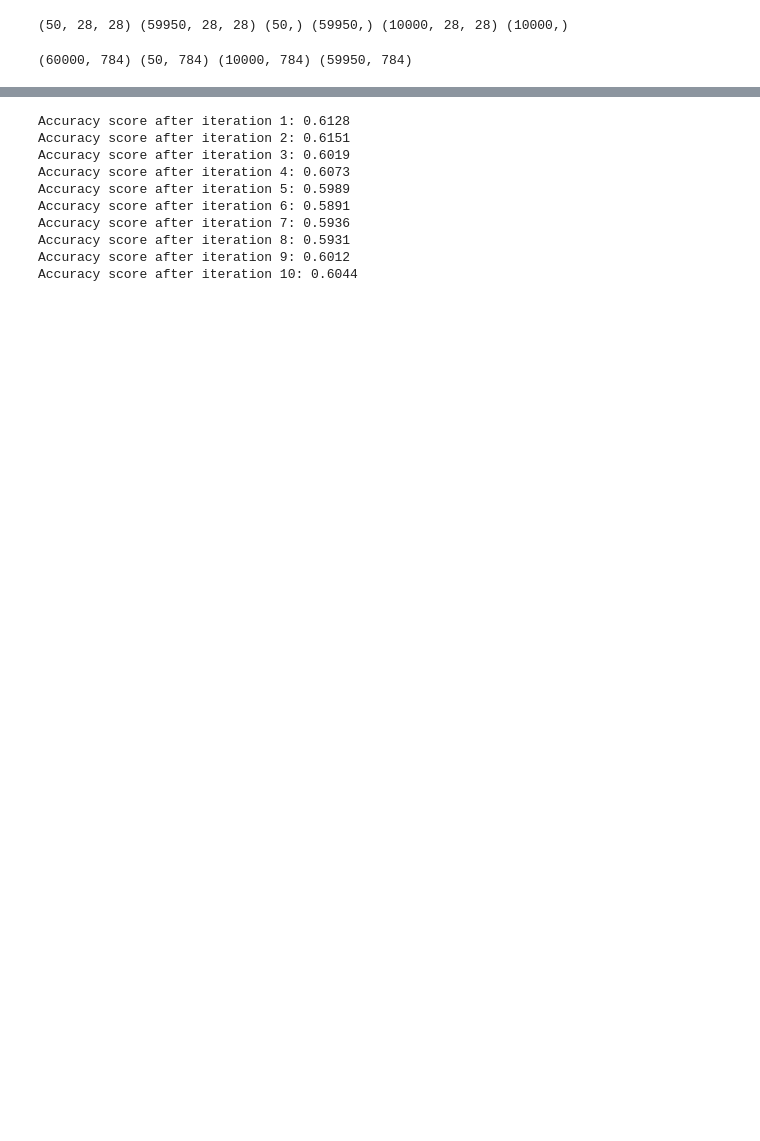
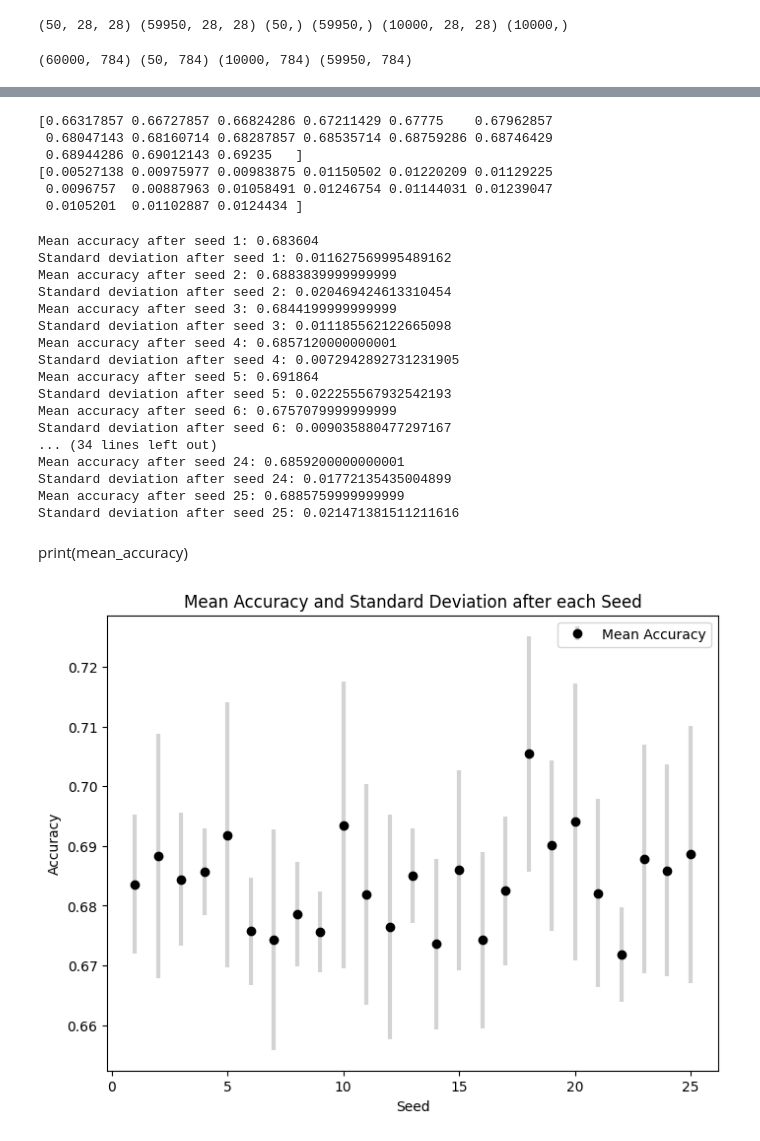
Before and after one commit to rishabh-mondal/active-learning, a Jupyter notebook: aL_mnist.ipynb, the cells around one changed output, grey strips where cells are left out. Saved outputs shown, nothing was run; the diff lists cells and outputs as text; code cells hidden in the pictures; blank space fills up the shorter version.

```diff
--- a/aL_mnist.ipynb
+++ b/aL_mnist.ipynb
@@ -70,16 +103,56 @@ def active_learning_random_sampling(train_X, train_y, pool_X_train, pool_y_train
+# %%
+all_accuracy_iterations=np.array([accuracy_after_random_sampling1,accuracy_after_random_sampling2,accuracy_after_random_sampling3,accuracy_after_random_sampling4,accuracy_after_random_sampling5,accuracy_after_random_sampling6,accuracy_after_random_sampling7,accuracy_after_random_sampling8,accuracy_after_random_sampling9,accuracy_after_random_sampling10,accuracy_after_random_sampling11,accuracy_after_random_sampling12,accuracy_after_random_sampling13,accuracy_after_random_sampling14])
+all_accuracy_iterations.shape
+mean_accuracy_all_seeds = np.mean(all_accuracy_iterations, axis=0)
+std_accuracy_all_seeds = np.std(all_accuracy_iterations, axis=0)
+print(mean_accuracy_all_seeds)
+print(std_accuracy_all_seeds)
+# %% [output]
+[0.66317857 0.66727857 0.66824286 0.67211429 0.67775    0.67962857
+ 0.68047143 0.68160714 0.68287857 0.68535714 0.68759286 0.68746429
+ 0.68944286 0.69012143 0.69235   ]
+[0.00527138 0.00975977 0.00983875 0.01150502 0.01220209 0.01129225
+ 0.0096757  0.00887963 0.01058491 0.01246754 0.01144031 0.01239047
+ 0.0105201  0.01102887 0.0124434 ]
+# %%
+def active_learning_random_sampling(train_X, train_y, pool_X_train, pool_y_train, pool_X_test, y_test, num_iterations=25, number_of_sample=1):
 # %%
-accuracy_after_random_sampling = active_learning_random_sampling(train_X,train_y,Pool_X, Pool_y, test_X, test_y)
+mean_accuracy, std_accuracy = active_learning_random_sampling(train_X,train_y,Pool_X, Pool_y, test_X, test_y)
 # %% [output]
-Accuracy score after iteration 1: 0.6128
-Accuracy score after iteration 2: 0.6151
-Accuracy score after iteration 3: 0.6019
-Accuracy score after iteration 4: 0.6073
-Accuracy score after iteration 5: 0.5989
-Accuracy score after iteration 6: 0.5891
-Accuracy score after iteration 7: 0.5936
-Accuracy score after iteration 8: 0.5931
-Accuracy score after iteration 9: 0.6012
-Accuracy score after iteration 10: 0.6044
+Mean accuracy after seed 1: 0.683604
+Standard deviation after seed 1: 0.011627569995489162
+Mean accuracy after seed 2: 0.6883839999999999
+Standard deviation after seed 2: 0.020469424613310454
+Mean accuracy after seed 3: 0.6844199999999999
+Standard deviation after seed 3: 0.011185562122665098
+Mean accuracy after seed 4: 0.6857120000000001
+Standard deviation after seed 4: 0.0072942892731231905
+Mean accuracy after seed 5: 0.691864
+Standard deviation after seed 5: 0.022255567932542193
+Mean accuracy after seed 6: 0.6757079999999999
+Standard deviation after seed 6: 0.009035880477297167
+... (34 lines left out)
+Mean accuracy after seed 24: 0.6859200000000001
+Standard deviation after seed 24: 0.01772135435004899
+Mean accuracy after seed 25: 0.6885759999999999
+Standard deviation after seed 25: 0.021471381511211616
+# %% [markdown]
+print(mean_accuracy)
+# %%
+
+def plot_mean_and_std(mean_accuracy_list, std_accuracy_list):
+    num_iterations = len(mean_accuracy_list)
+
+    plt.figure(figsize=(8, 6))
+    plt.errorbar(range(1, num_iterations + 1), mean_accuracy_list, yerr=std_accuracy_list, fmt='o', color='black', ecolor='lightgray', elinewidth=3, capsize=0,label='Mean Accuracy')
+    plt.xlabel('Seed')
+    plt.ylabel('Accuracy')
+    plt.title('Mean Accuracy and Standard Deviation after each Seed')
+    plt.legend();
+
+plot_mean_and_std(mean_accuracy, std_accuracy)
+# %% [output]
+[figure, added]
 # %%
 def entropy(p, epsilon=1e-7):
     p = np.clip(p, epsilon, 1.0 - epsilon)
```
Also changed, not shown: parts of 14 cells of this notebook, 4 other files.
